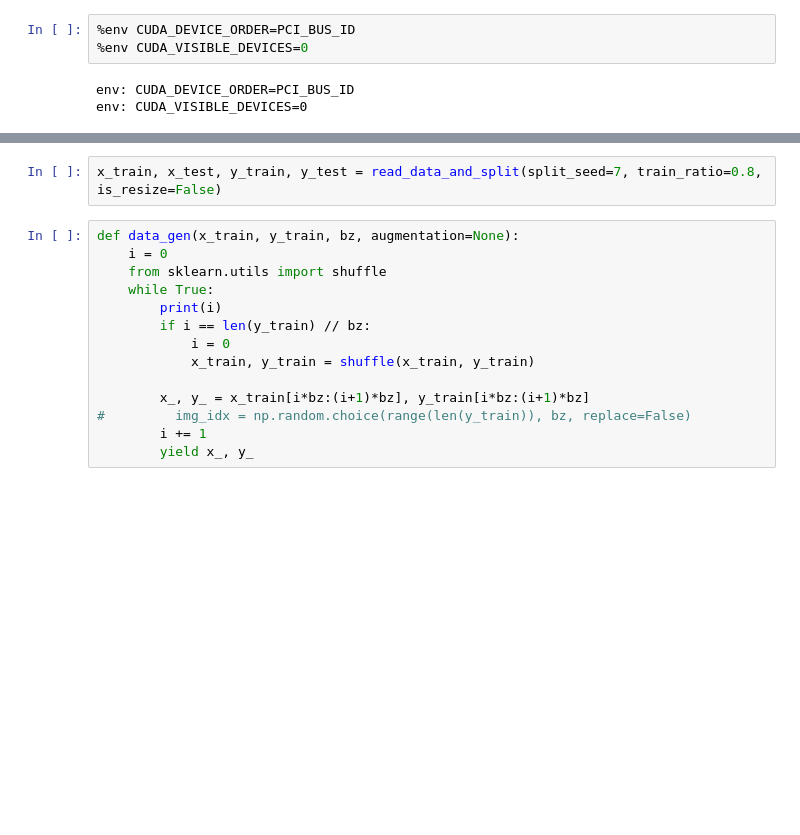
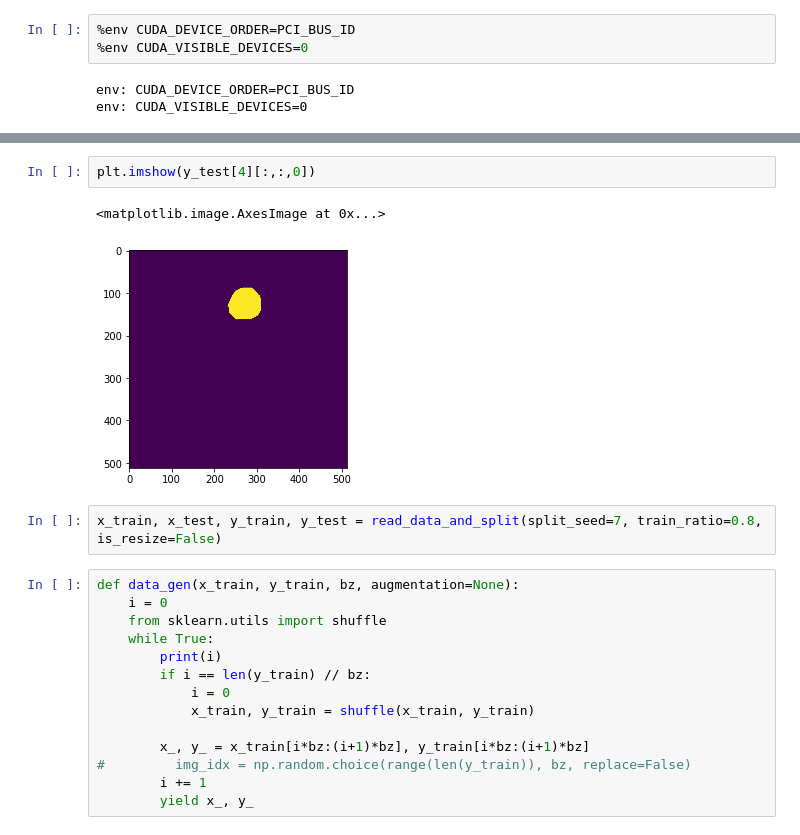
Before and after one commit to jimmy15923/DeeplabV3_for_kidney_segmentation, a Jupyter notebook: Untitled.ipynb, the cells around one changed output, grey strips where cells are left out. Drawn from its saved outputs; the diff is of its cells as text; blank space fills up the shorter version.

```diff
--- a/Untitled.ipynb
+++ b/Untitled.ipynb
@@ -267,3 +294,8 @@ Data shape:
+# %%
+plt.imshow(y_test[4][:,:,0])
+# %% [output]
+<matplotlib.image.AxesImage at 0x...>
+[figure, added]
 # %%
 x_train, x_test, y_train, y_test = read_data_and_split(split_seed=7, train_ratio=0.8, is_resize=False)
 # %%
```
Also changed, not shown: parts of 4 cells of this notebook, 2 other files.
